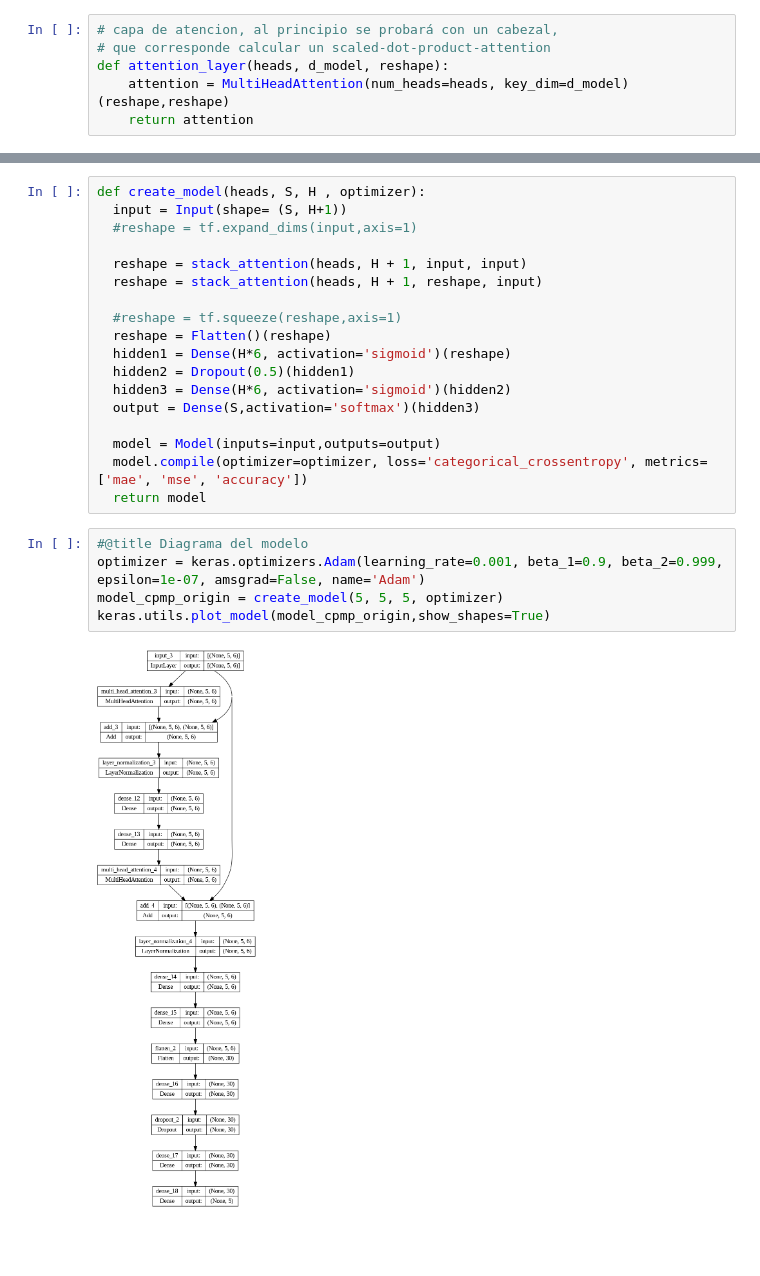
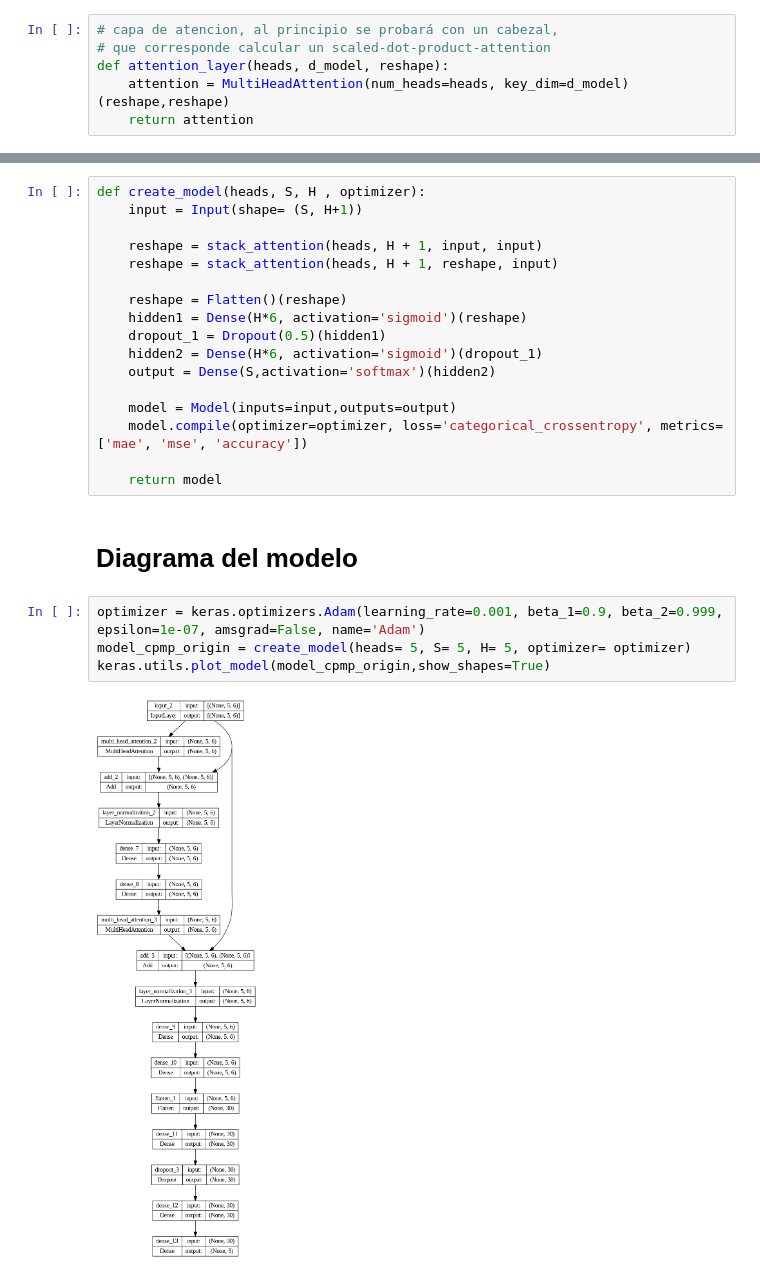
Before and after one commit to LosWillyAmigos/CPMP_With_attetion, a Jupyter notebook: CPMP_with_attetion.ipynb, the cells around one changed output, grey strips where cells are left out. Drawn from its saved outputs; the diff is of its cells as text; blank space fills up the shorter version.

```diff
--- a/CPMP_with_attetion.ipynb
+++ b/CPMP_with_attetion.ipynb
@@ -203,25 +261,25 @@ def stack_attention(heads, d_model, reshape, input):
 # %%
 def create_model(heads, S, H , optimizer):
-  input = Input(shape= (S, H+1))
-  #reshape = tf.expand_dims(input,axis=1)
+    input = Input(shape= (S, H+1))
 
-  reshape = stack_attention(heads, H + 1, input, input)
-  reshape = stack_attention(heads, H + 1, reshape, input)
+    reshape = stack_attention(heads, H + 1, input, input)
+    reshape = stack_attention(heads, H + 1, reshape, input)
 
-  #reshape = tf.squeeze(reshape,axis=1)
-  reshape = Flatten()(reshape)
-  hidden1 = Dense(H*6, activation='sigmoid')(reshape)
-  hidden2 = Dropout(0.5)(hidden1)
-  hidden3 = Dense(H*6, activation='sigmoid')(hidden2)
-  output = Dense(S,activation='softmax')(hidden3)
+    reshape = Flatten()(reshape)
+    hidden1 = Dense(H*6, activation='sigmoid')(reshape)
+    dropout_1 = Dropout(0.5)(hidden1)
+    hidden2 = Dense(H*6, activation='sigmoid')(dropout_1)
+    output = Dense(S,activation='softmax')(hidden2)
 
-  model = Model(inputs=input,outputs=output)
-  model.compile(optimizer=optimizer, loss='categorical_crossentropy', metrics= ['mae', 'mse', 'accuracy'])
-  return model
+    model = Model(inputs=input,outputs=output)
+    model.compile(optimizer=optimizer, loss='categorical_crossentropy', metrics= ['mae', 'mse', 'accuracy'])
+
+    return model
+# %% [markdown]
+# Diagrama del modelo
 # %%
-#@title Diagrama del modelo
 optimizer = keras.optimizers.Adam(learning_rate=0.001, beta_1=0.9, beta_2=0.999, epsilon=1e-07, amsgrad=False, name='Adam')
-model_cpmp_origin = create_model(5, 5, 5, optimizer)
+model_cpmp_origin = create_model(heads= 5, S= 5, H= 5, optimizer= optimizer)
 keras.utils.plot_model(model_cpmp_origin,show_shapes=True)
 # %% [output]
-[figure, old version]
+[figure, new version]
```
Also changed, not shown: parts of 30 cells of this notebook.
